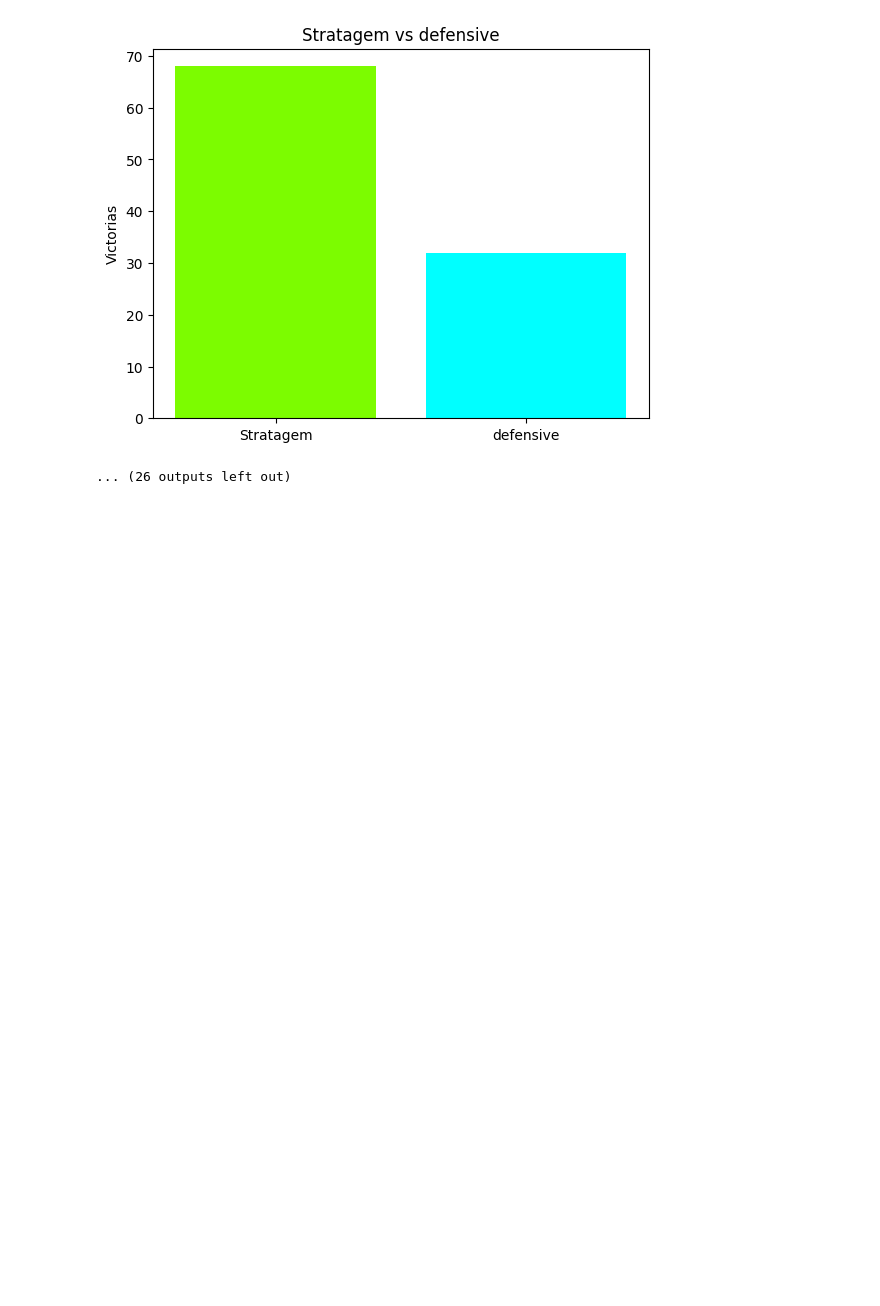
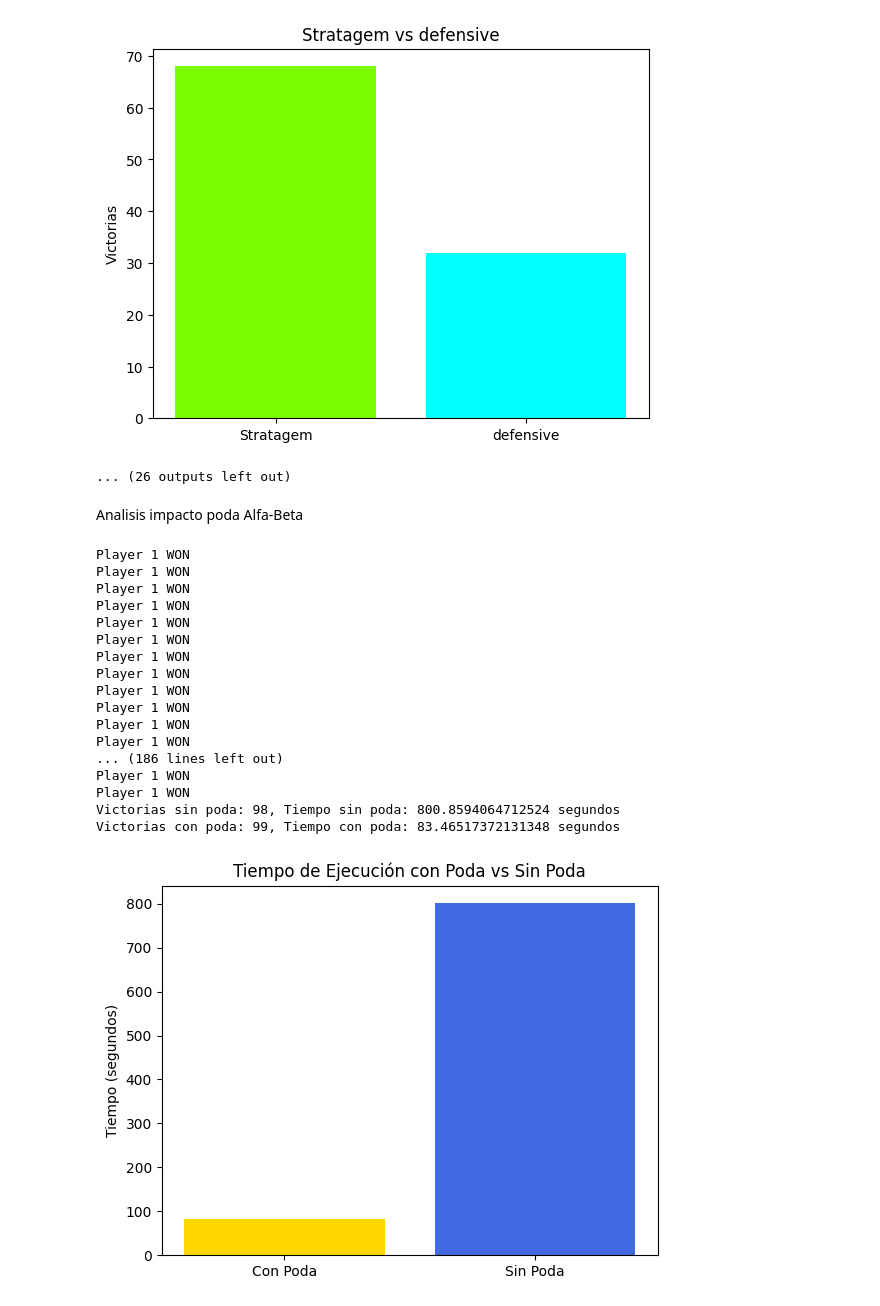
Before and after one commit to Martinabz/Obligatorio-IA-Abzaradel-Olaso-282958-281981-, a Jupyter notebook: Obligatorio Marzo 2026/Isolation/isolation.ipynb, the cells around one changed output. Saved outputs shown, nothing was run; the diff lists cells and outputs as text; code cells hidden in the pictures; blank space fills up the shorter version.

Commit message:
prueba con o sin alfa beta pruning

```diff
--- a/Obligatorio Marzo 2026/Isolation/isolation.ipynb
+++ b/Obligatorio Marzo 2026/Isolation/isolation.ipynb
@@ -828,3 +829,51 @@ Player 1 WON
 Player 1 WON
 [figure]
 ... (26 outputs left out)
+# %% [markdown]
+Analisis impacto poda Alfa-Beta
+# %%
+victorias_sin_poda = 0
+tiempo_sin_poda = 0
+victorias_con_poda = 0
+tiempo_con_poda = 0
+partidos = 100
+inicio = time.time()
+for i in range(partidos):
+    j = play_vs_other_agent(env, agent1=MinimaxSinPodaAgent(1), agent2=RandomAgent(2))
+    if j == 1:
+        victorias_sin_poda += 1
+tiempo_sin_poda = time.time() - inicio
+
+inicio = time.time()
+for i in range(partidos):
+    j = play_vs_other_agent(env, agent1=MinimaxAgent(1), agent2=RandomAgent(2))
+    if j == 1:
+        victorias_con_poda += 1
+tiempo_con_poda = time.time() - inicio
+
+print(f"Victorias sin poda: {victorias_sin_poda}, Tiempo sin poda: {tiempo_sin_poda} segundos")
+print(f"Victorias con poda: {victorias_con_poda}, Tiempo con poda: {tiempo_con_poda} segundos")
+
+plt.bar(["Con Poda", "Sin Poda"], [tiempo_con_poda, tiempo_sin_poda], color=["gold", "royalblue"])
+plt.title("Tiempo de Ejecución con Poda vs Sin Poda")
+plt.ylabel("Tiempo (segundos)")
+plt.show()
+# %% [output]
+Player 1 WON
+Player 1 WON
+Player 1 WON
+Player 1 WON
+Player 1 WON
+Player 1 WON
+Player 1 WON
+Player 1 WON
+Player 1 WON
+Player 1 WON
+Player 1 WON
+Player 1 WON
+... (186 lines left out)
+Player 1 WON
+Player 1 WON
+Victorias sin poda: 98, Tiempo sin poda: 800.8594064712524 segundos
+Victorias con poda: 99, Tiempo con poda: 83.46517372131348 segundos
+[figure, added]
```
Also changed, not shown: parts of 1 cell of this notebook, 1 other file.
